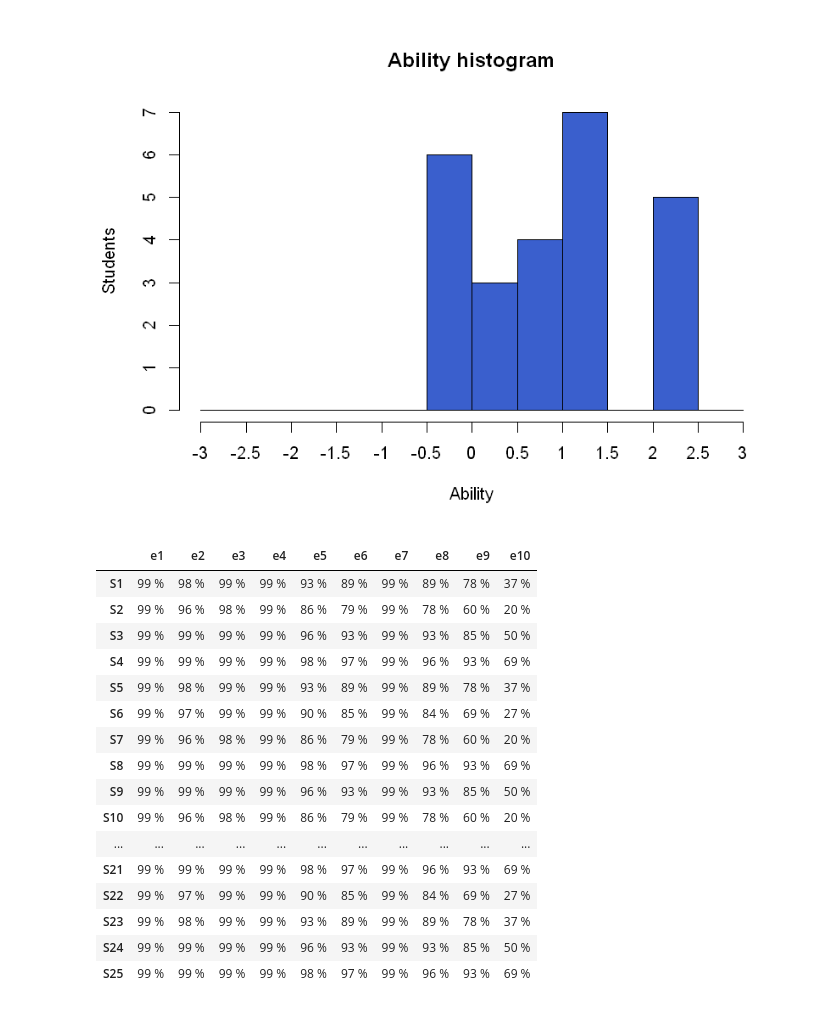
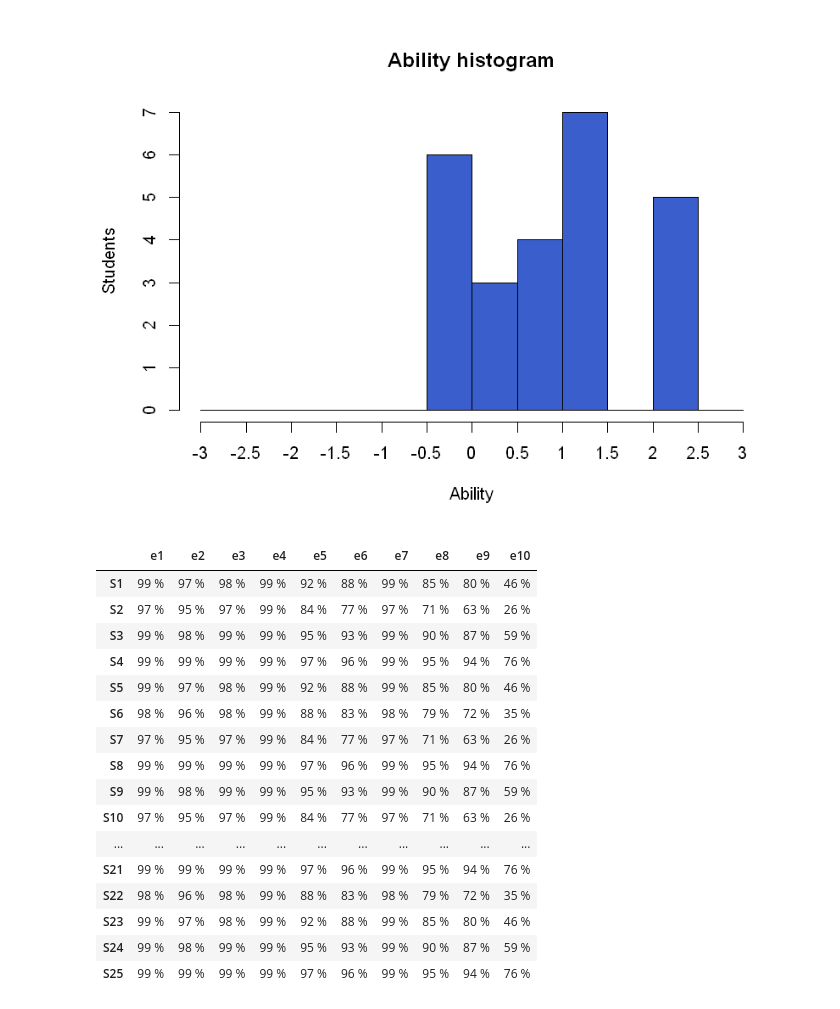
Before and after one commit to MarcoCordoni95/TesiTriennale-ItemResponseTheory, a Jupyter notebook: IRT.ipynb, the cells around one changed output. Drawn from its saved outputs; the diff is of its cells as text; code cells hidden in the pictures.

```diff
--- a/IRT.ipynb
+++ b/IRT.ipynb
@@ -278,26 +278,26 @@ showProbabilities <- function(df){
     aux
 }
 # %%
-# Calcolo la tabella di probabilità che ogni studente risponda correttamente ad ogni test
-dfP <- calcProbabilites(datiDichot, difficDichot, abil)
+# Calcolo la tabella di probabilità che ogni studente risponda correttamente ad ogni test usando il discriminante non vincolato
+dfP <- calcProbabilites(datiDichot, difficDichotF, abil)
 
 # Visualizzo la tabella più semplicemente
 showProbabilities(dfP)
 # %% [output]
 |  | e1 | e2 | e3 | e4 | e5 | e6 | e7 | e8 | e9 | e10 |
-| S1 | 99 % | 98 % | 99 % | 99 % | 93 % | 89 % | 99 % | 89 % | 78 % | 37 % |
-| S2 | 99 % | 96 % | 98 % | 99 % | 86 % | 79 % | 99 % | 78 % | 60 % | 20 % |
-| S3 | 99 % | 99 % | 99 % | 99 % | 96 % | 93 % | 99 % | 93 % | 85 % | 50 % |
-| S4 | 99 % | 99 % | 99 % | 99 % | 98 % | 97 % | 99 % | 96 % | 93 % | 69 % |
-| S5 | 99 % | 98 % | 99 % | 99 % | 93 % | 89 % | 99 % | 89 % | 78 % | 37 % |
-| S6 | 99 % | 97 % | 99 % | 99 % | 90 % | 85 % | 99 % | 84 % | 69 % | 27 % |
-| S7 | 99 % | 96 % | 98 % | 99 % | 86 % | 79 % | 99 % | 78 % | 60 % | 20 % |
-| S8 | 99 % | 99 % | 99 % | 99 % | 98 % | 97 % | 99 % | 96 % | 93 % | 69 % |
-| S9 | 99 % | 99 % | 99 % | 99 % | 96 % | 93 % | 99 % | 93 % | 85 % | 50 % |
-| S10 | 99 % | 96 % | 98 % | 99 % | 86 % | 79 % | 99 % | 78 % | 60 % | 20 % |
+| S1 | 99 % | 97 % | 98 % | 99 % | 92 % | 88 % | 99 % | 85 % | 80 % | 46 % |
+| S2 | 97 % | 95 % | 97 % | 99 % | 84 % | 77 % | 97 % | 71 % | 63 % | 26 % |
+| S3 | 99 % | 98 % | 99 % | 99 % | 95 % | 93 % | 99 % | 90 % | 87 % | 59 % |
+| S4 | 99 % | 99 % | 99 % | 99 % | 97 % | 96 % | 99 % | 95 % | 94 % | 76 % |
+| S5 | 99 % | 97 % | 98 % | 99 % | 92 % | 88 % | 99 % | 85 % | 80 % | 46 % |
+| S6 | 98 % | 96 % | 98 % | 99 % | 88 % | 83 % | 98 % | 79 % | 72 % | 35 % |
+| S7 | 97 % | 95 % | 97 % | 99 % | 84 % | 77 % | 97 % | 71 % | 63 % | 26 % |
+| S8 | 99 % | 99 % | 99 % | 99 % | 97 % | 96 % | 99 % | 95 % | 94 % | 76 % |
+| S9 | 99 % | 98 % | 99 % | 99 % | 95 % | 93 % | 99 % | 90 % | 87 % | 59 % |
+| S10 | 97 % | 95 % | 97 % | 99 % | 84 % | 77 % | 97 % | 71 % | 63 % | 26 % |
 | ... | ... | ... | ... | ... | ... | ... | ... | ... | ... | ... |
-| S21 | 99 % | 99 % | 99 % | 99 % | 98 % | 97 % | 99 % | 96 % | 93 % | 69 % |
-| S22 | 99 % | 97 % | 99 % | 99 % | 90 % | 85 % | 99 % | 84 % | 69 % | 27 % |
-| S23 | 99 % | 98 % | 99 % | 99 % | 93 % | 89 % | 99 % | 89 % | 78 % | 37 % |
-| S24 | 99 % | 99 % | 99 % | 99 % | 96 % | 93 % | 99 % | 93 % | 85 % | 50 % |
-| S25 | 99 % | 99 % | 99 % | 99 % | 98 % | 97 % | 99 % | 96 % | 93 % | 69 % |
+| S21 | 99 % | 99 % | 99 % | 99 % | 97 % | 96 % | 99 % | 95 % | 94 % | 76 % |
+| S22 | 98 % | 96 % | 98 % | 99 % | 88 % | 83 % | 98 % | 79 % | 72 % | 35 % |
+| S23 | 99 % | 97 % | 98 % | 99 % | 92 % | 88 % | 99 % | 85 % | 80 % | 46 % |
+| S24 | 99 % | 98 % | 99 % | 99 % | 95 % | 93 % | 99 % | 90 % | 87 % | 59 % |
+| S25 | 99 % | 99 % | 99 % | 99 % | 97 % | 96 % | 99 % | 95 % | 94 % | 76 % |
```
Also changed, not shown: parts of 7 cells of this notebook, 1 other file.
